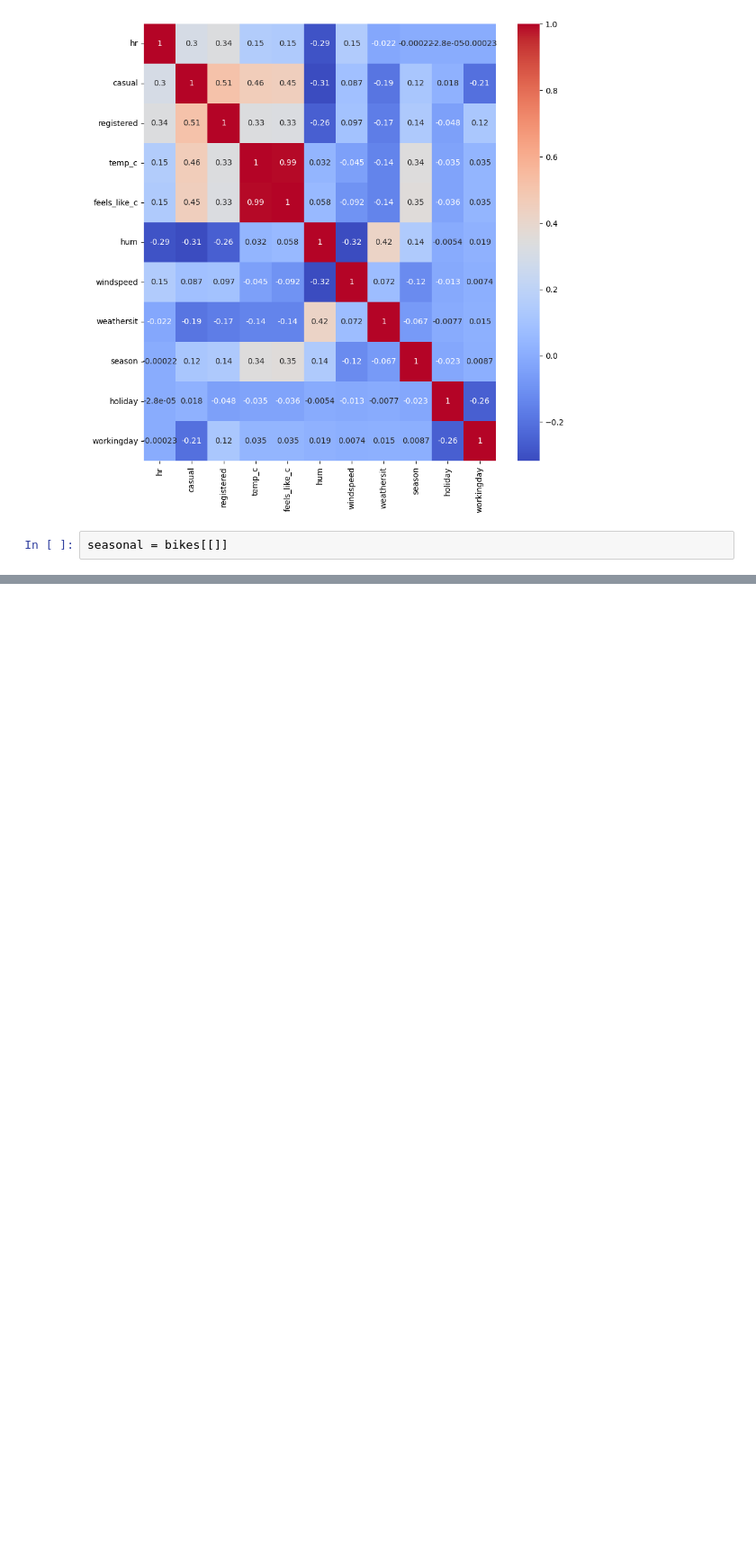
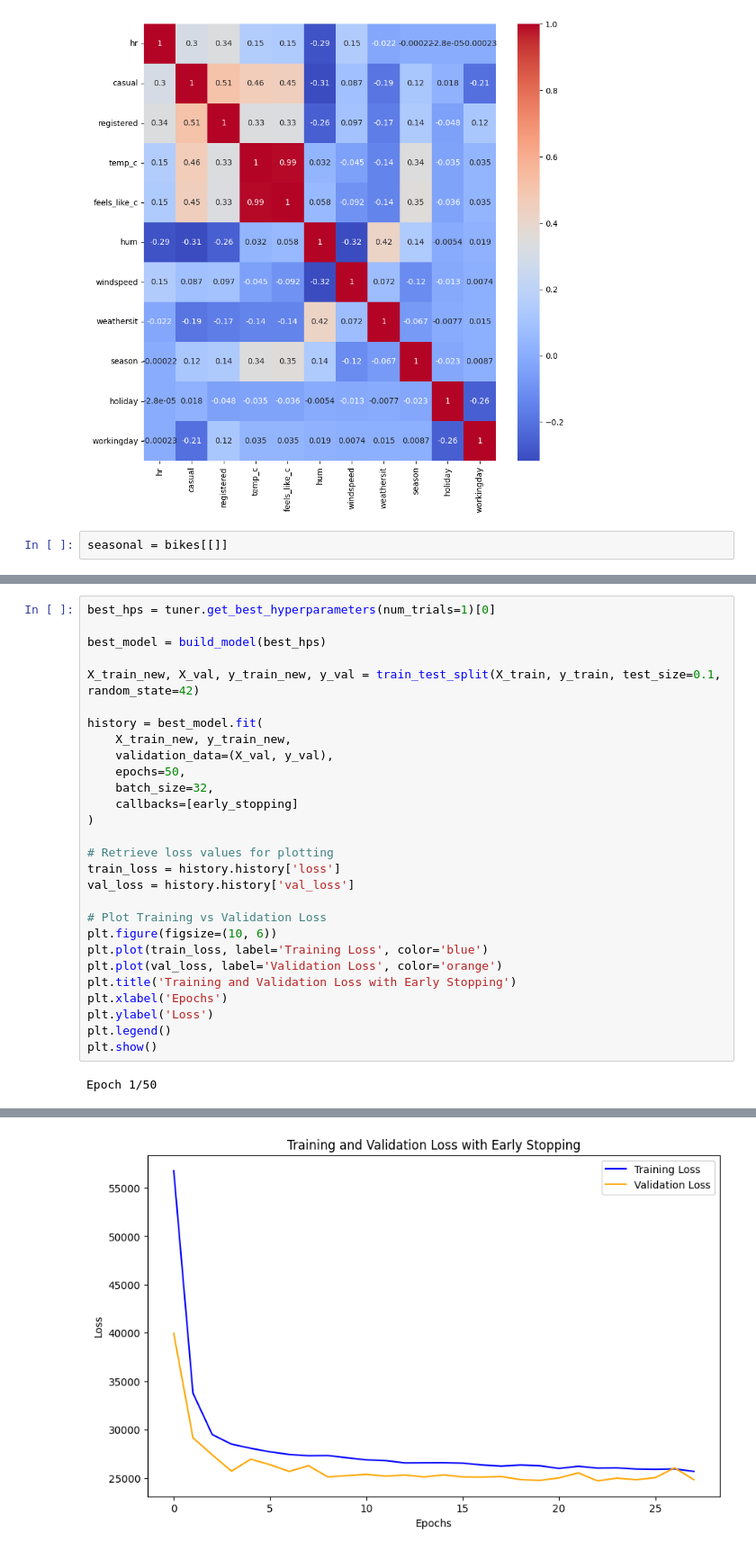
Before and after one commit to ketsiamm/byuids-portfolio, a Jupyter notebook: notebooks/starter_bikes.ipynb, the cells around one changed output, grey strips where cells are left out. Shown at 90% size. Saved outputs shown, nothing was run; the diff lists cells and outputs as text; blank space fills up the shorter version.

Commit message:
finished model

```diff
--- a/notebooks/starter_bikes.ipynb
+++ b/notebooks/starter_bikes.ipynb
@@ -191,0 +204,30 @@ Test R²: 0.777247000954457
+# %%
+best_hps = tuner.get_best_hyperparameters(num_trials=1)[0]
+
+best_model = build_model(best_hps)
+
+X_train_new, X_val, y_train_new, y_val = train_test_split(X_train, y_train, test_size=0.1, random_state=42)
+
+history = best_model.fit(
+    X_train_new, y_train_new,
+    validation_data=(X_val, y_val),
+    epochs=50,
+    batch_size=32,
+    callbacks=[early_stopping]
+)
+
+# Retrieve loss values for plotting
+train_loss = history.history['loss']
+val_loss = history.history['val_loss']
+
+# Plot Training vs Validation Loss
+plt.figure(figsize=(10, 6))
+plt.plot(train_loss, label='Training Loss', color='blue')
+plt.plot(val_loss, label='Validation Loss', color='orange')
+plt.title('Training and Validation Loss with Early Stopping')
+plt.xlabel('Epochs')
+plt.ylabel('Loss')
+plt.legend()
+plt.show()
+# %% [output]
+Epoch 1/50
@@ -191,0 +251 @@ Test R²: 0.777247000954457
+[figure, added]
```
Also changed, not shown: parts of 4 cells of this notebook.
